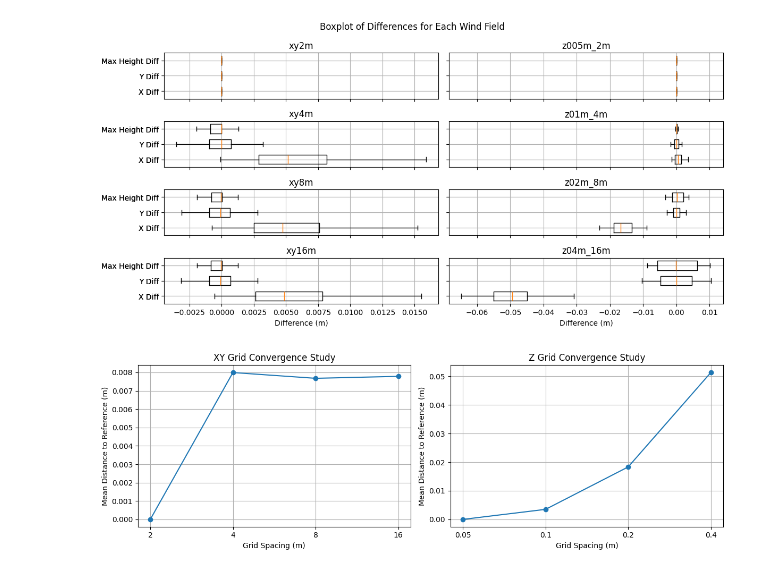
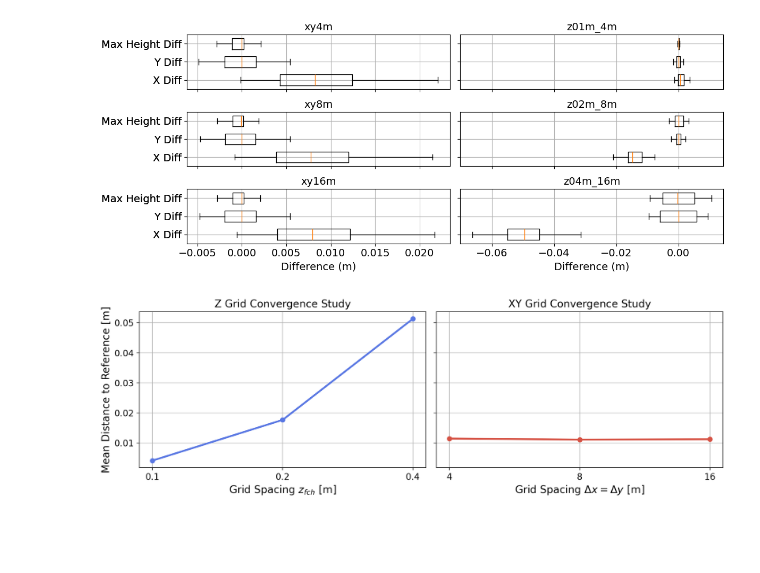
Before and after one commit to JacobManniche/Bachelor_rep, a Jupyter notebook: demos/grid_study_hpc.ipynb, the cells around one changed output. Drawn from its saved outputs; the diff is of its cells as text; code cells hidden in the pictures; blank space fills up the shorter version.

```diff
--- a/demos/grid_study_hpc.ipynb
+++ b/demos/grid_study_hpc.ipynb
@@ -36,8 +36,8 @@ display(filenames)
  'z005m_2m': 'flowdata_z005m_2m_mb_cartesian.nc'}
 # %%
 wind = {name: WindField(profile='rans', ds=f"nc files/{file}", U_ref=6) for name,file in filenames.items()}
-sorted_keys = ['xy1m', 'xy2m', 'xy4m', 'xy8m', 'xy16m', 'z0025m_1m', 'z005m_2m', 'z01m_4m', 'z02m_8m', 'z04m_16m']
-plot_keys = ['xy2m', 'xy4m', 'xy8m', 'xy16m', 'z005m_2m', 'z01m_4m', 'z02m_8m', 'z04m_16m']
+sorted_keys = ['xy2m', 'xy4m', 'xy8m', 'xy16m', 'z005m_2m', 'z01m_4m', 'z02m_8m', 'z04m_16m']
+plot_keys = ['xy4m', 'xy8m', 'xy16m', 'z01m_4m', 'z02m_8m', 'z04m_16m']
 # %%
 def remove_artifacts(wind, key):
     ds = wind[key].ds
@@ -98,16 +83,16 @@ def simulate_single_shot(shot_type, wind, solver='rk45', rotation=0):
     P0 += np.array([2, 2, 0])  # Add a small offset to ensure the initial position is not exactly at the origin
     traj = PGA(shot_type, wind=wind, orientation=rotation, P0=P0)
 
-    traj.solve(solver, rtol=1e-5)
-
+    traj.solve(solver, rtol=1e-13)
+    print(f"Completed {shot_type} with rotation {rotation}°")
     return traj.p[-1][:2], np.max(traj.p[:, 2]), P0
 # %%
 try:
-    joblib.load("grid_study_results2.joblib")
+    df = joblib.load("grid_study_results.joblib")
     print("Results already exist. Skipping simulation.")
 except FileNotFoundError:
     # create pandas dataframe to store results for all shots and wind conditions + angles
-    angles = np.arange(15, 375, 30)
+    angles = np.arange(0, 360, 20)
 
     all_tasks = [
         (key, shot, angle)
@@ -116,10 +101,10 @@ except FileNotFoundError:
         for angle in angles
     ]
 
-    results = Parallel(n_jobs=-1)(
-        delayed(simulate_single_shot)(shot, wind[key], rotation=angle)
+    results = [
+        simulate_single_shot(shot, wind[key], rotation=angle)
         for key, shot, angle in all_tasks
-    )
+    ]
 
     rows = []
     for (key, shot, angle), (landingpoint, max_height, P0) in zip(all_tasks, results):
@@ -134,5 +119,5 @@ except FileNotFoundError:
             "max_height": max_height,
         })
     df = pd.DataFrame(rows)
-    #joblib.dump(df, "grid_study_results_rolled_skewed.joblib")
+    joblib.dump(df, "grid_study_results.joblib")
 # %% [output]
@@ -177,11 +146,11 @@ ax[0].scatter(subset['starting_point'][:36].apply(lambda p: p[0]), subset['start
 ax[1].scatter(subset['starting_point'][:36].apply(lambda p: p[0]), subset['starting_point'][:36].apply(lambda p: p[1]), alpha=1, marker='x', label='Starting Point', color='black')
 
 
-subset = df[df['wind_key'] == 'z0025m_1m']
+subset = df[df['wind_key'] == 'z005m_2m']
 
 ax[0].scatter(subset['x'], subset['y'], label='Landing points')
 
-subset = df[df['wind_key'] == 'xy1m']
+subset = df[df['wind_key'] == 'xy2m']
 
 ax[1].scatter(subset['x'], subset['y'], label='Landing points')
 
@@ -348,19 +329,20 @@ plt.show()
 # %%
 # boxplot of differnces for each key
-fig, ax = plt.subplots(4, 2, figsize=(12, 6), sharey='row', sharex='col')
+fig, ax = plt.subplots(3, 2, figsize=(12, 5), sharey='row', sharex='col')
 for i, key in enumerate(plot_keys):
     subset = df[df['wind_key'] == key]
-    ax[i%4, i//4].boxplot([subset['x_diff'], subset['y_diff'], subset['mh_diff']], tick_labels=['X Diff', 'Y Diff', 'Max Height Diff'], showfliers=False, orientation='horizontal', widths=0.6)
-    ax[i%4, i//4].grid()
-    ax[i%4, i//4].set_title(key)
-ax[3,0].set_xlabel('Difference (m)')
-ax[3,1].set_xlabel('Difference (m)')
-plt.suptitle('Boxplot of Differences for Each Wind Field')
+    ax[i%3, i//3].boxplot([subset['x_diff'], subset['y_diff'], subset['mh_diff']], tick_labels=['X Diff', 'Y Diff', 'Max Height Diff'], showfliers=False, orientation='horizontal', widths=0.6)
+    # set fontsize of tick labels
+    ax[i%3, i//3].tick_params(axis='both', which='major', labelsize=14)
+    ax[i%3, i//3].grid()
+    ax[i%3, i//3].set_title(key, fontsize=14)
+ax[2,0].set_xlabel('Difference (m)', fontsize=14)
+ax[2,1].set_xlabel('Difference (m)', fontsize=14)
 
 plt.tight_layout()
 plt.show()
 # %% [output]
-[figure, old version]
+[figure, new version]
 # %%
 # find x and y mean for every wind key in pd.DataFrame
 df['abs_diff'] = np.sqrt(df['x_diff']**2 + df['y_diff']**2)
@@ -371,24 +353,28 @@ for key in plot_keys:
     mean_value = np.linalg.norm(df[key_mask][['x', 'y']].values - ref_point[['x', 'y']].values, axis=1).mean()
     df.loc[key_mask, 'mean_distance'] = mean_value
 # %%
-fig, ax = plt.subplots(1, 2, figsize=(12, 4))
+colors = plt.cm.coolwarm_r([0.9, 0.1])  # Adjusted to match the number of keys
 
-ax[0].plot([df[df['wind_key'] == key]['mean_distance'].iloc[0] for key in plot_keys if key.startswith('xy')], marker='o')
-ax[1].plot([df[df['wind_key'] == key]['mean_distance'].iloc[0] for key in plot_keys if key.startswith('z')], marker='o')
+fig, ax = plt.subplots(1, 2, figsize=(12, 4), sharey=True, dpi=200)
+
+ax[1].plot([df[df['wind_key'] == key]['mean_distance'].iloc[0] for key in plot_keys if key.startswith('xy')], marker='o', c=colors[1], linewidth=2.5)
+ax[0].plot([df[df['wind_key'] == key]['mean_distance'].iloc[0] for key in plot_keys if key.startswith('z')], marker='o', c=colors[0], linewidth=2.5)
+
 
 ax[0].grid()
 ax[1].grid()
-ax[0].set_xticks(range(4))
-ax[1].set_xticks(range(4))
-ax[0].set_xticklabels(['2', '4', '8', '16'])
-ax[1].set_xticklabels(['0.05', '0.1', '0.2', '0.4'])
-ax[0].set_xlabel('Grid Spacing (m)')
-ax[0].set_ylabel('Mean Distance to Reference (m)')
-ax[0].set_title('XY Grid Convergence Study')
-ax[1].set_xlabel('Grid Spacing (m)')
-ax[1].set_ylabel('Mean Distance to Reference (m)')
-ax[1].set_title('Z Grid Convergence Study')
+ax[0].set_xticks(range(3))
+ax[0].tick_params(axis='both', labelsize=12)
+ax[1].tick_params(axis='both', labelsize=12)
+ax[1].set_xticks(range(3))
+ax[0].set_xticklabels(['0.1', '0.2', '0.4'])
+ax[1].set_xticklabels(['4', '8', '16'])
+ax[1].set_xlabel('Grid Spacing $\\Delta x=\\Delta y$ [m]', fontsize=14)
+ax[0].set_ylabel('Mean Distance to Reference [m]', fontsize=14)
+ax[1].set_title('XY Grid Convergence Study', fontsize=14)
+ax[0].set_xlabel('Grid Spacing $z_{fch}$ [m]', fontsize=14)
+ax[0].set_title('Z Grid Convergence Study', fontsize=14)
 plt.tight_layout()
 plt.show()
 # %% [output]
-[figure, old version]
+[figure, new version]
```
Also changed, not shown: parts of 7 cells of this notebook, 4 other files.
